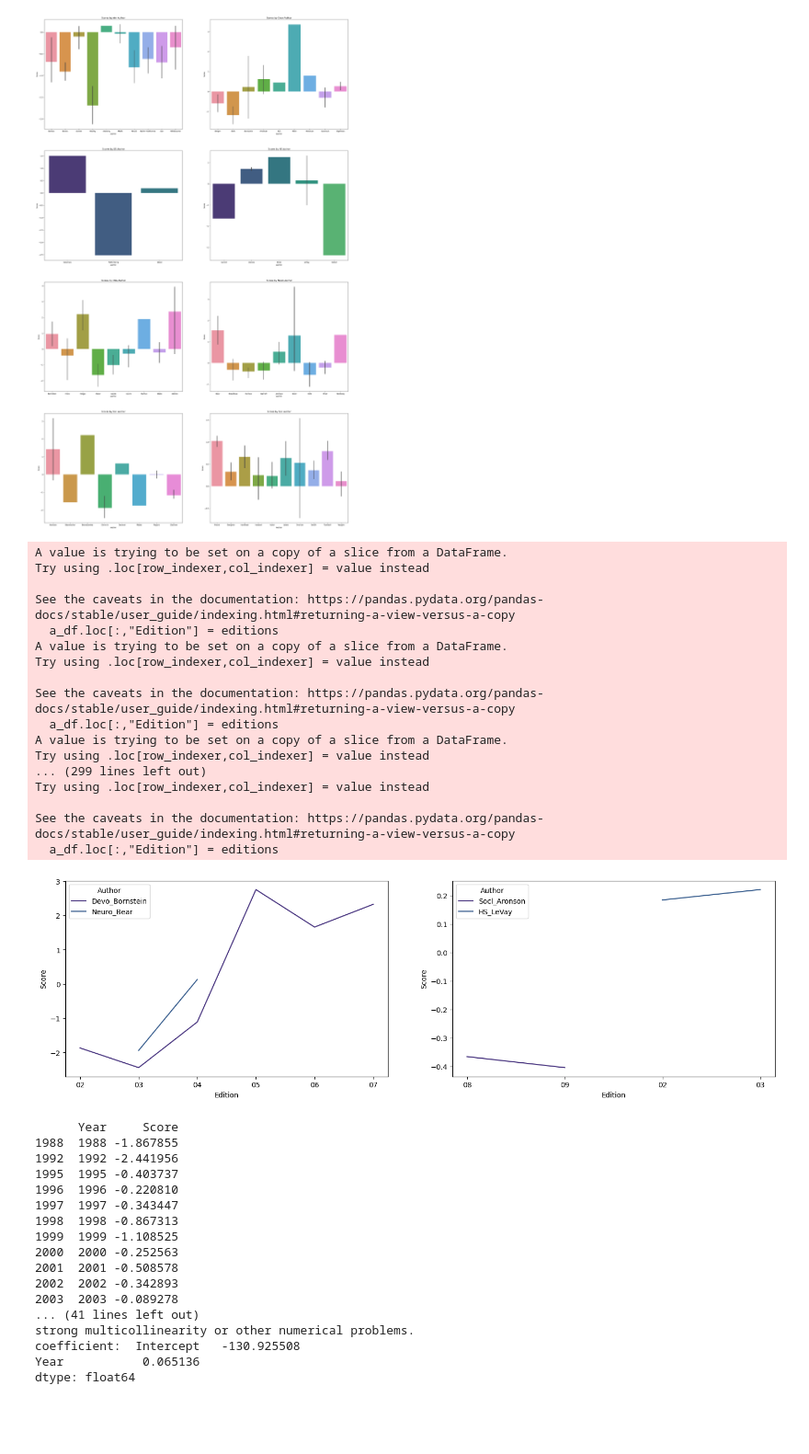
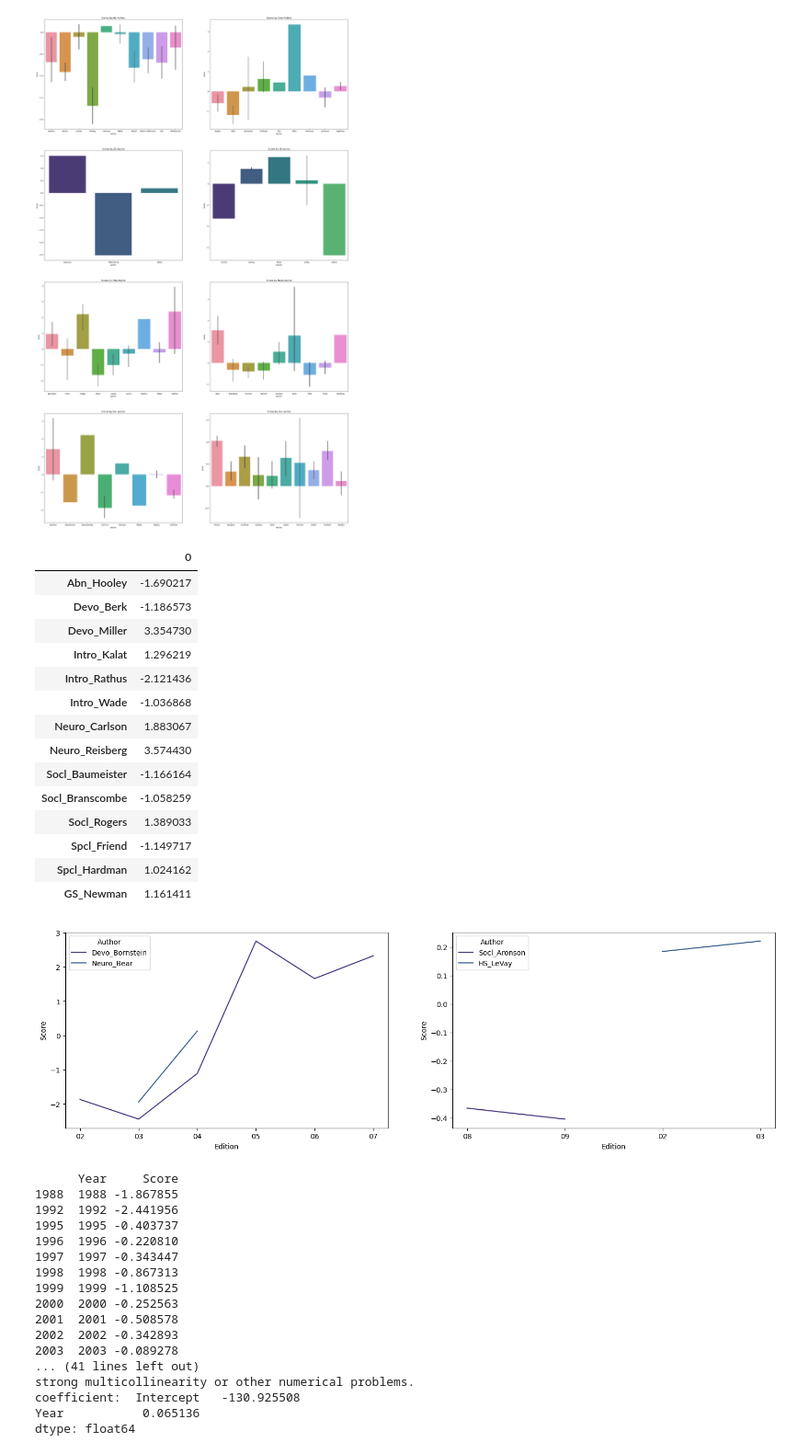
Before and after one commit to maksiaev/GitHub_DMP, a Jupyter notebook: Results/Results_Analysis_Autism_ChatGPT.ipynb, the cells around one changed output. Shown at 92% size. Saved outputs shown, nothing was run; the diff lists cells and outputs as text; code cells hidden in the pictures; blank space fills up the shorter version.

```diff
--- a/Results/Results_Analysis_Autism_ChatGPT.ipynb
+++ b/Results/Results_Analysis_Autism_ChatGPT.ipynb
@@ -202,50 +222,61 @@ for a_df in all_authors:
         author_name = l[0] + "_" + l[1]
         author_total.append(author_name)
     test.append(editions)
     a_df.loc[:,"Edition"] = editions
     a_df.loc[:,"Edition"] = pd.to_numeric(a_df["Edition"])
     a_df = a_df.sort_values("Edition")
     if len(a_df["Edition"]) > 0:
         res = stats.linregress(a_df["Edition"].astype(float), a_df["Score"])
         for l in alphabetical:
             if len(alphabetical) > 1:
                 slope.append(res.slope)
             else:
                 slope.append(0)
 
 edition_df["Edition"] = all_editions
 edition_df["Author"] = author_total
 edition_df["Slope"] = slope
 
+# Find consistently positive/negative authors
+author_means = {}
+authors = edition_df["Author"].unique()
+for author in authors:
+    single_author_df = edition_df[edition_df["Author"] == author]
+    if single_author_df["Score"].mean() > 1 or single_author_df["Score"].mean() < -1: # if they're consistent, their means will be above or below also
+        author_means[author] = single_author_df["Score"].mean()
+
+author_means_df = pd.DataFrame(author_means, index=[0])
+consistent_authors = author_means_df.T
+
+display(consistent_authors)
+
 fig, axes = plt.subplots(1, 2, figsize=(18, 5))
 
 # Break up plot into plot where slopes are negative (<-0.055) and plot where slopes are positive (>0.055)
 
 high = edition_df[edition_df["Slope"] > 1]
 sns.lineplot(ax = axes[0], x="Edition", y="Score", hue="Author", data=high)
 
 low = edition_df[edition_df["Slope"] <= -1]
 sns.lineplot(ax = axes[1], x="Edition", y="Score", hue="Author", data=low)
 
 plt.show()
 # %% [output]
-A value is trying to be set on a copy of a slice from a DataFrame.
-Try using .loc[row_indexer,col_indexer] = value instead
-
-See the caveats in the documentation: https://pandas.pydata.org/pandas-docs/stable/user_guide/indexing.html#returning-a-view-versus-a-copy
-  a_df.loc[:,"Edition"] = editions
-A value is trying to be set on a copy of a slice from a DataFrame.
-Try using .loc[row_indexer,col_indexer] = value instead
-
-See the caveats in the documentation: https://pandas.pydata.org/pandas-docs/stable/user_guide/indexing.html#returning-a-view-versus-a-copy
-  a_df.loc[:,"Edition"] = editions
-A value is trying to be set on a copy of a slice from a DataFrame.
-Try using .loc[row_indexer,col_indexer] = value instead
-... (299 lines left out)
-Try using .loc[row_indexer,col_indexer] = value instead
-
-See the caveats in the documentation: https://pandas.pydata.org/pandas-docs/stable/user_guide/indexing.html#returning-a-view-versus-a-copy
-  a_df.loc[:,"Edition"] = editions
+|  | 0 |
+| Abn_Hooley | -1.690217 |
+| Devo_Berk | -1.186573 |
+| Devo_Miller | 3.354730 |
+| Intro_Kalat | 1.296219 |
+| Intro_Rathus | -2.121436 |
+| Intro_Wade | -1.036868 |
+| Neuro_Carlson | 1.883067 |
+| Neuro_Reisberg | 3.574430 |
+| Socl_Baumeister | -1.166164 |
+| Socl_Branscombe | -1.058259 |
+| Socl_Rogers | 1.389033 |
+| Spcl_Friend | -1.149717 |
+| Spcl_Hardman | 1.024162 |
+| GS_Newman | 1.161411 |
 [figure]
 # %%
 # Year Analysis
```
Also changed, not shown: parts of 1 cell of this notebook, 20 other files.
